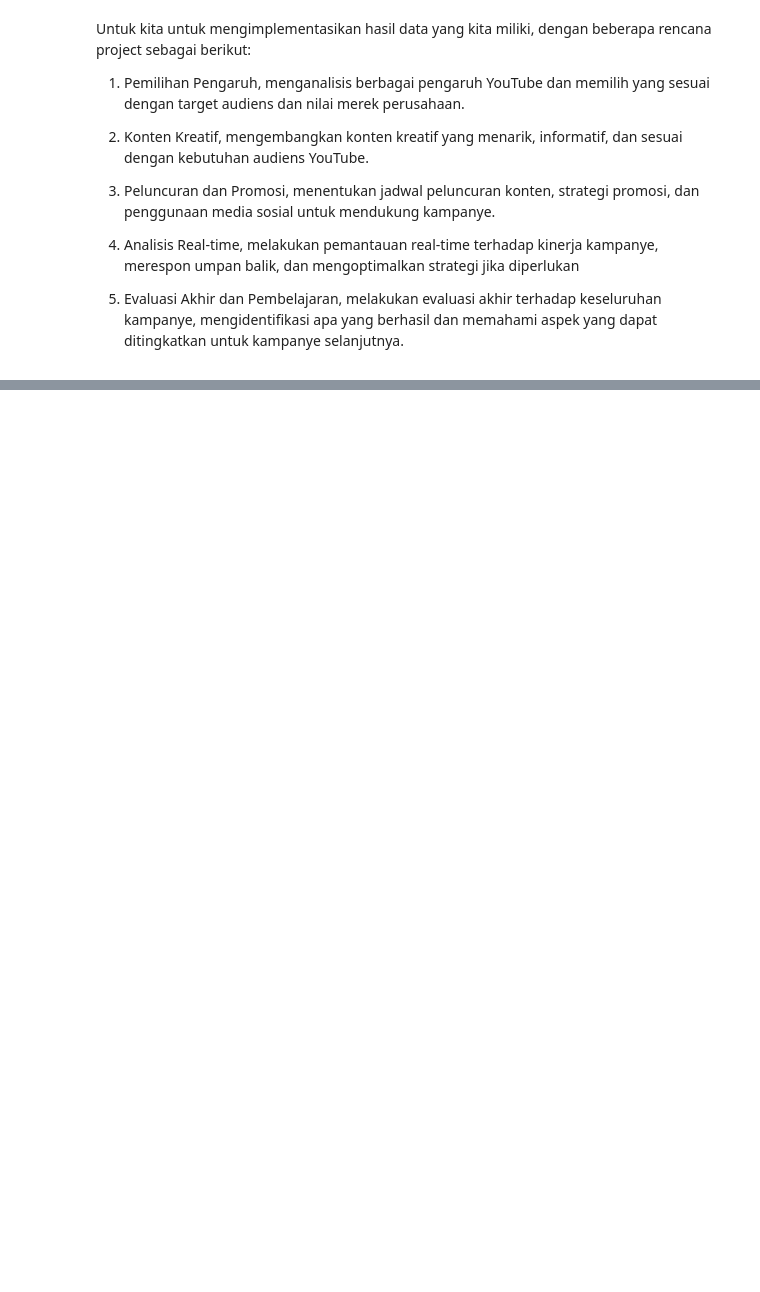
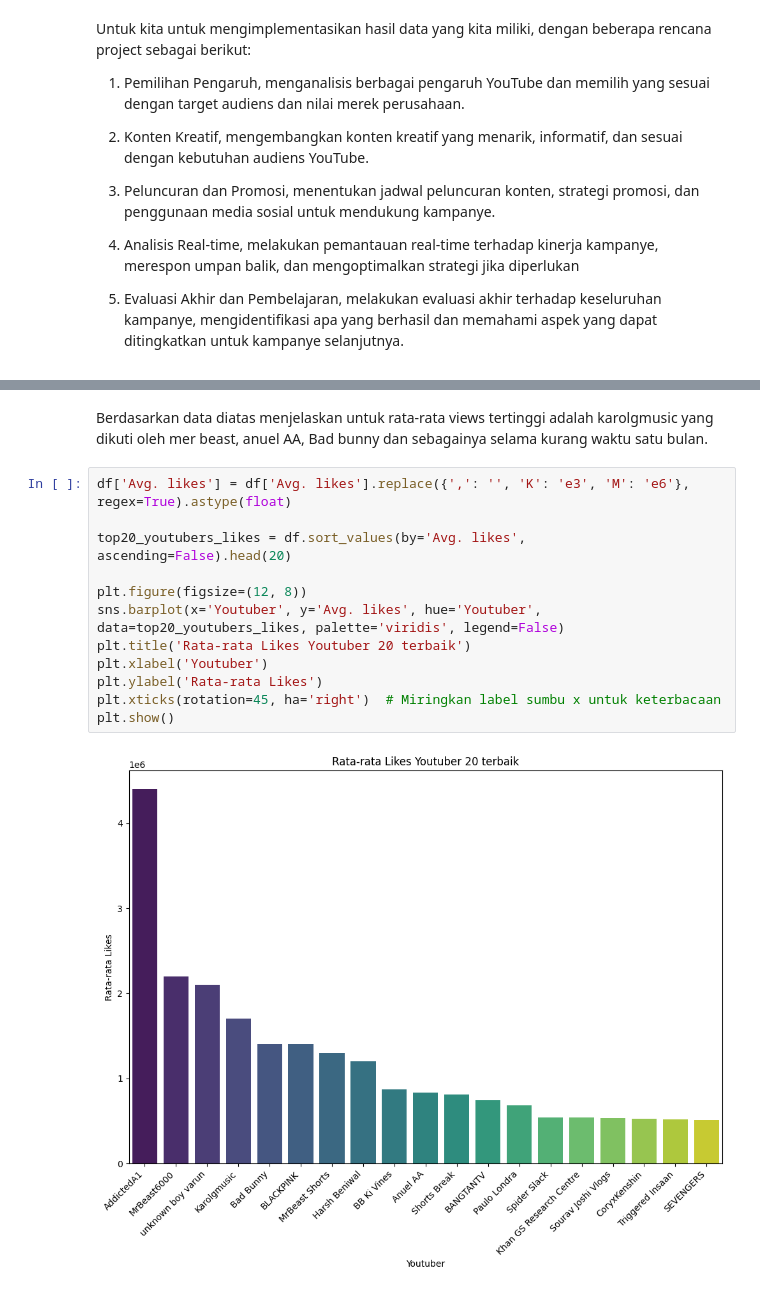
Before and after one commit to bayuprnmji31/DATA-MINING_1, a Jupyter notebook: DATA_MINING_BAYUPRNMJI_1.ipynb, the cells around one changed output, grey strips where cells are left out. Saved outputs shown, nothing was run; the diff lists cells and outputs as text; blank space fills up the shorter version.

```diff
--- a/DATA_MINING_BAYUPRNMJI_1.ipynb
+++ b/DATA_MINING_BAYUPRNMJI_1.ipynb
@@ -45,0 +322,16 @@ melakukan evaluasi akhir terhadap keseluruhan kampanye, mengidentifikasi apa yan
+# %% [markdown]
+Berdasarkan data diatas menjelaskan untuk rata-rata views tertinggi adalah karolgmusic yang dikuti oleh mer beast, anuel AA, Bad bunny dan sebagainya selama kurang waktu satu bulan.
+# %%
+df['Avg. likes'] = df['Avg. likes'].replace({',': '', 'K': 'e3', 'M': 'e6'}, regex=True).astype(float)
+
+top20_youtubers_likes = df.sort_values(by='Avg. likes', ascending=False).head(20)
+
+plt.figure(figsize=(12, 8))
+sns.barplot(x='Youtuber', y='Avg. likes', hue='Youtuber', data=top20_youtubers_likes, palette='viridis', legend=False)
+plt.title('Rata-rata Likes Youtuber 20 terbaik')
+plt.xlabel('Youtuber')
+plt.ylabel('Rata-rata Likes')
+plt.xticks(rotation=45, ha='right')  # Miringkan label sumbu x untuk keterbacaan
+plt.show()
+# %% [output]
+[figure, added]
```
Also changed, not shown: parts of 70 cells of this notebook.
